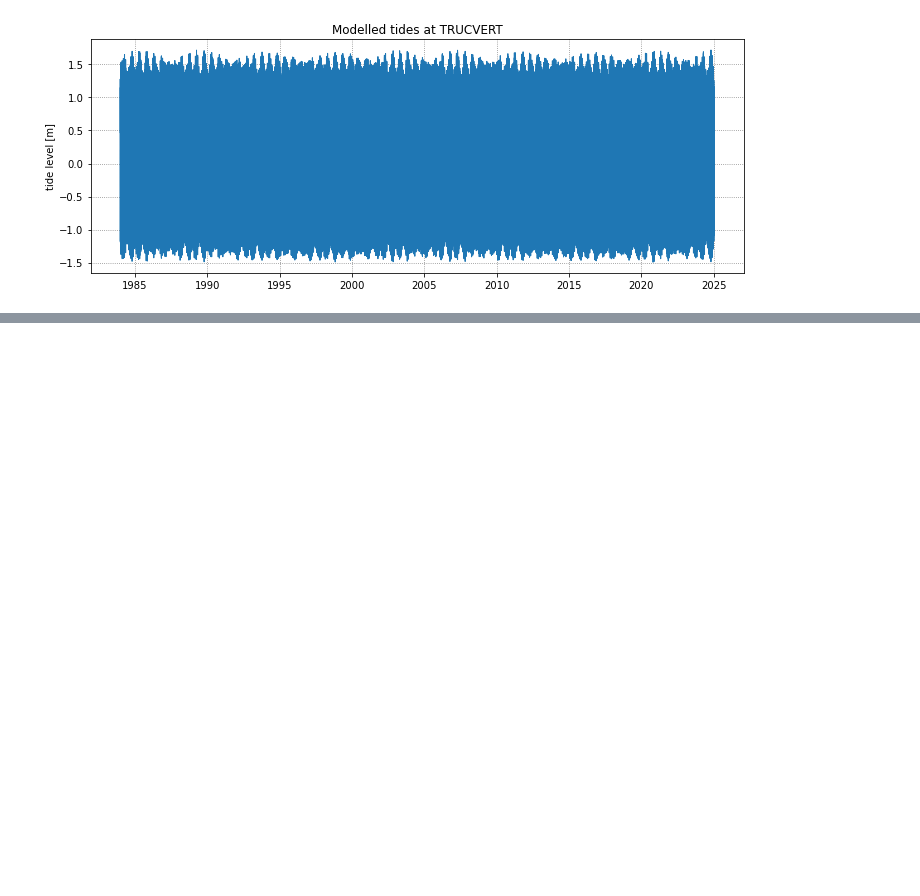
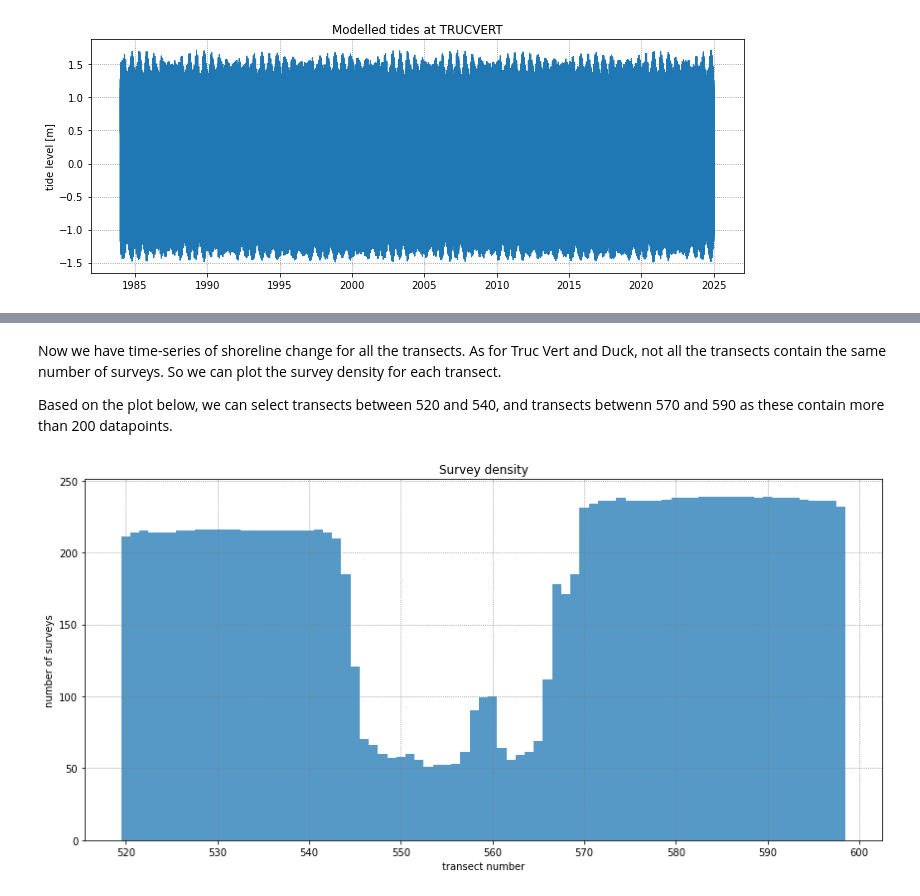
Before and after one commit to SatelliteShorelines/SDS_Benchmark, a Jupyter notebook: 1_preprocess_datasets.ipynb, the cells around one changed output, grey strips where cells are left out. Cells and saved outputs as stored; diff of their text form; code cells hidden in the pictures; blank space fills up the shorter version.

```diff
--- a/1_preprocess_datasets.ipynb
+++ b/1_preprocess_datasets.ipynb
@@ -632,0 +778,13 @@ Plotted tide time-series
+# %% [markdown]
+Now we have time-series of shoreline change for all the transects.
+As for Truc Vert and Duck, not all the transects contain the same number of surveys. So we can plot the survey density for each transect.
+
+Based on the plot below, we can select transects between 520 and 540, and transects betwenn 570 and 590 as these contain more than 200 datapoints.
+# %%
+# plot survey density
+fig, ax = plt.subplots(1,1,figsize=(12,6), tight_layout=True)
+ax.grid(which='major', linestyle=':', color='0.5')
+ax.bar(x=survey_data[date_str]['y'][0,:],height=n_surveys,width=1,fc='C0',ec='None',alpha=0.75)
+ax.set(xlabel='transect number',ylabel='number of surveys',title='Survey density');
+# %% [output]
+[figure, added]
```
Also changed, not shown: parts of 18 cells of this notebook, 3 other files.
